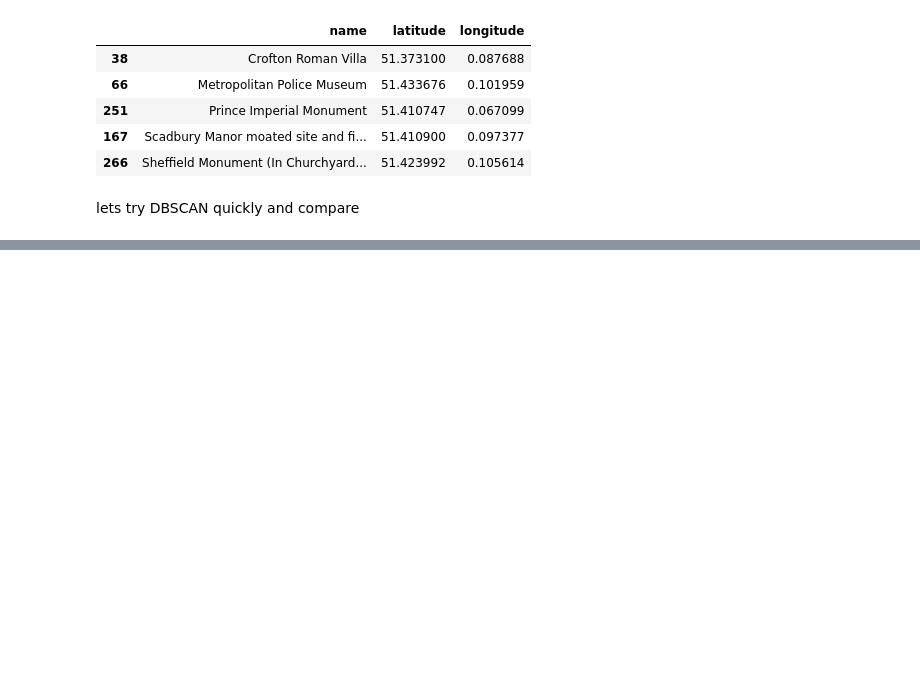
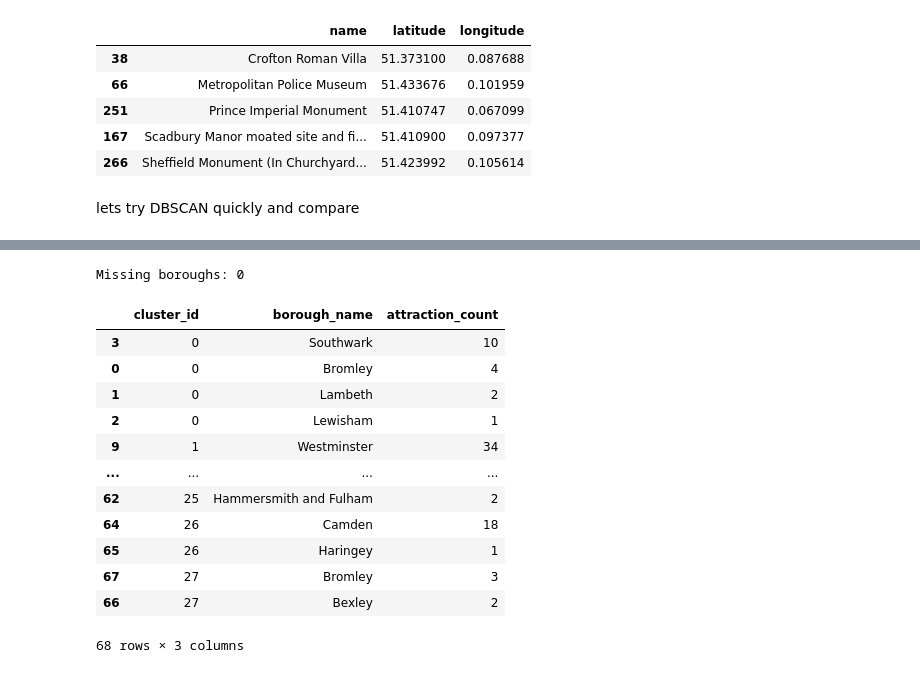
Before and after one commit to efe-h/sightseer, a Jupyter notebook: rag-pipeline/clustering/clustering_analysis.ipynb, the cells around one changed output, grey strips where cells are left out. Cells and saved outputs as stored; diff of their text form; code cells hidden in the pictures; blank space fills up the shorter version.

```diff
--- a/rag-pipeline/clustering/clustering_analysis.ipynb
+++ b/rag-pipeline/clustering/clustering_analysis.ipynb
@@ -708,0 +771,9 @@ dbscan_results_df.round(3)
+# %%
+# fix the name left and name right columns after the spatial join
+london_gdf = london_gdf.rename(columns={
+    "name_left": "name",
+    "name_right": "borough_name"
+})
+# also get rid of the index_right column that was created during the spatial join
+london_gdf = london_gdf.drop(columns=["index_right"])
+london_gdf.head()
@@ -708,0 +788,35 @@ dbscan_results_df.round(3)
+# %%
+print(
+    "Missing boroughs:",
+    london_gdf["borough_name"].isna().sum(),
+)
+# %% [output]
+Missing boroughs: 0
+# %%
+cluster_borough_counts = (
+    london_gdf
+    .groupby(["cluster_id", "borough_name"])
+    .size()
+    .rename("attraction_count")
+    .reset_index()
+    .sort_values(
+        ["cluster_id", "attraction_count"],
+        ascending=[True, False],
+    )
+)
+
+cluster_borough_counts
+# %% [output]
+|  | cluster_id | borough_name | attraction_count |
+| 3 | 0 | Southwark | 10 |
+| 0 | 0 | Bromley | 4 |
+| 1 | 0 | Lambeth | 2 |
+| 2 | 0 | Lewisham | 1 |
+| 9 | 1 | Westminster | 34 |
+| ... | ... | ... | ... |
+| 62 | 25 | Hammersmith and Fulham | 2 |
+| 64 | 26 | Camden | 18 |
+| 65 | 26 | Haringey | 1 |
+| 67 | 27 | Bromley | 3 |
+| 66 | 27 | Bexley | 2 |
+68 rows × 3 columns
```
Also changed, not shown: parts of 14 cells of this notebook, 3 other files.
